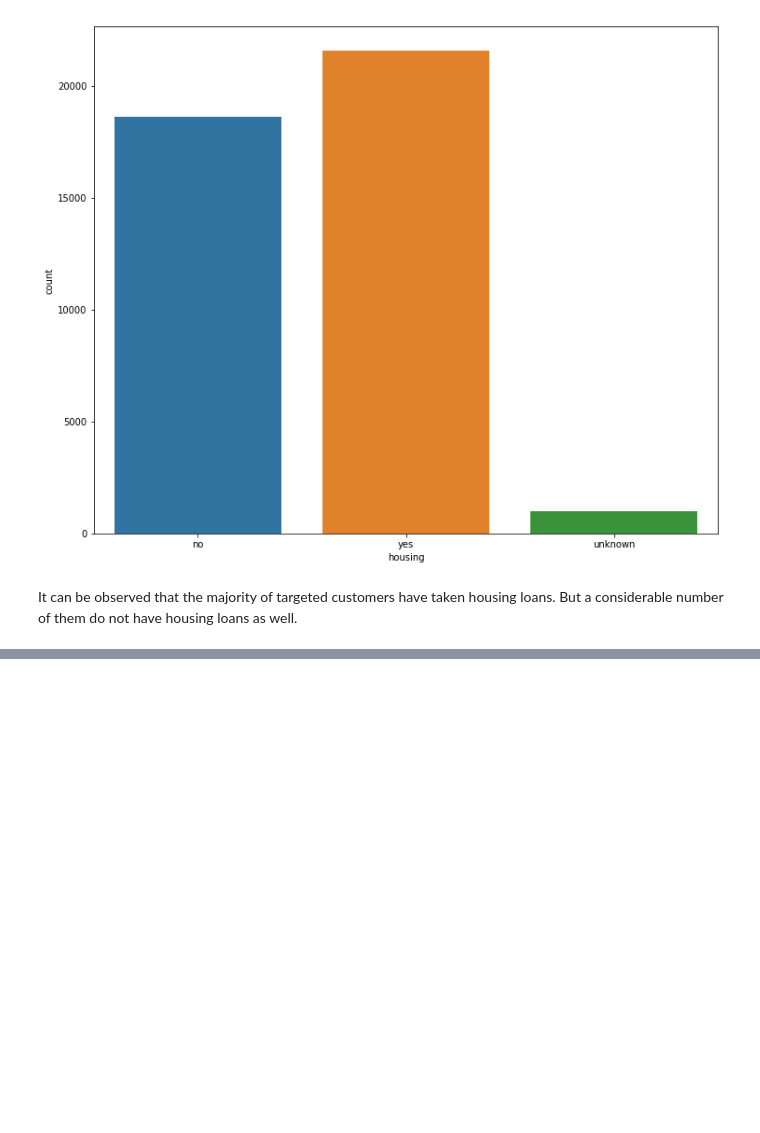
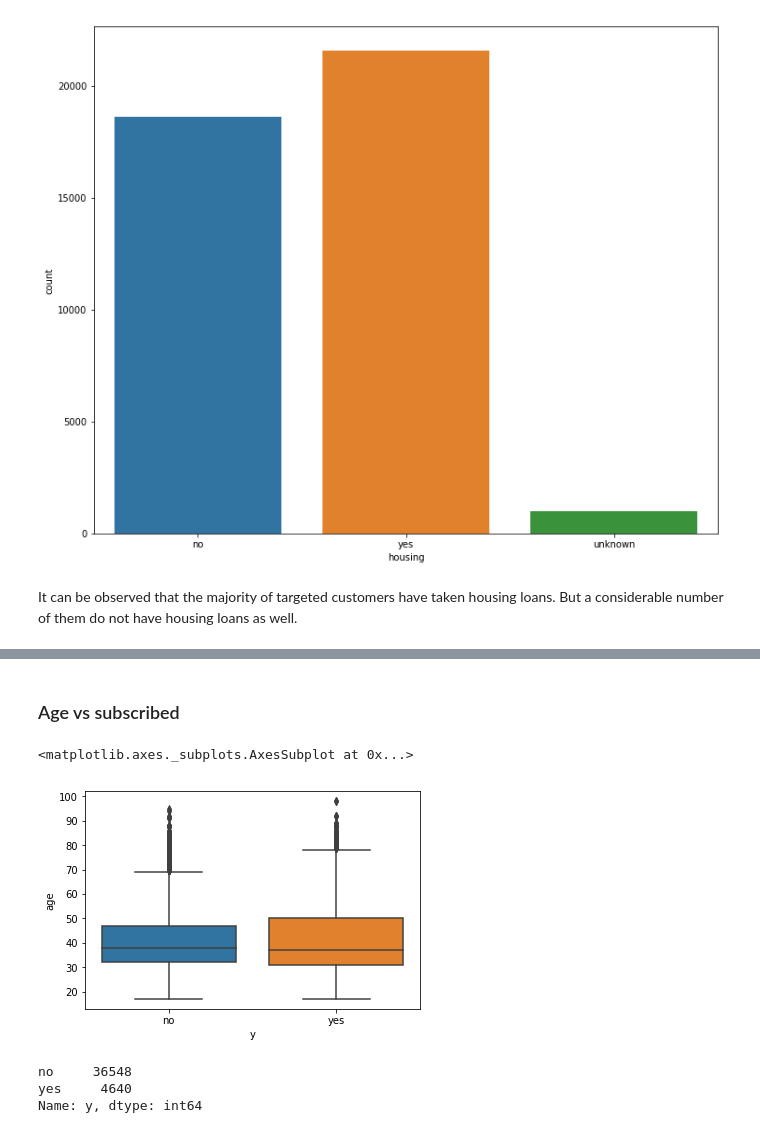
Before and after one commit to Vishal-Mani/Bank-Marketing-Exploratory-Data-Analysis., a Jupyter notebook: Bank_marketing_analysis.ipynb, the cells around one changed output, grey strips where cells are left out. Drawn from its saved outputs; the diff is of its cells as text; code cells hidden in the pictures; blank space fills up the shorter version.

```diff
--- a/Bank_marketing_analysis.ipynb
+++ b/Bank_marketing_analysis.ipynb
@@ -300,0 +342,13 @@ It can be observed that the majority of targeted customers have taken housing lo
+# %% [markdown]
+### Age vs subscribed
+# %%
+sns.boxplot(x=df['y'],y=df['age'])
+# %% [output]
+<matplotlib.axes._subplots.AxesSubplot at 0x...>
+[figure, added]
+# %%
+df['y'].value_counts()
+# %% [output]
+no     36548
+yes     4640
+Name: y, dtype: int64
```
Also changed, not shown: parts of 10 cells of this notebook.
